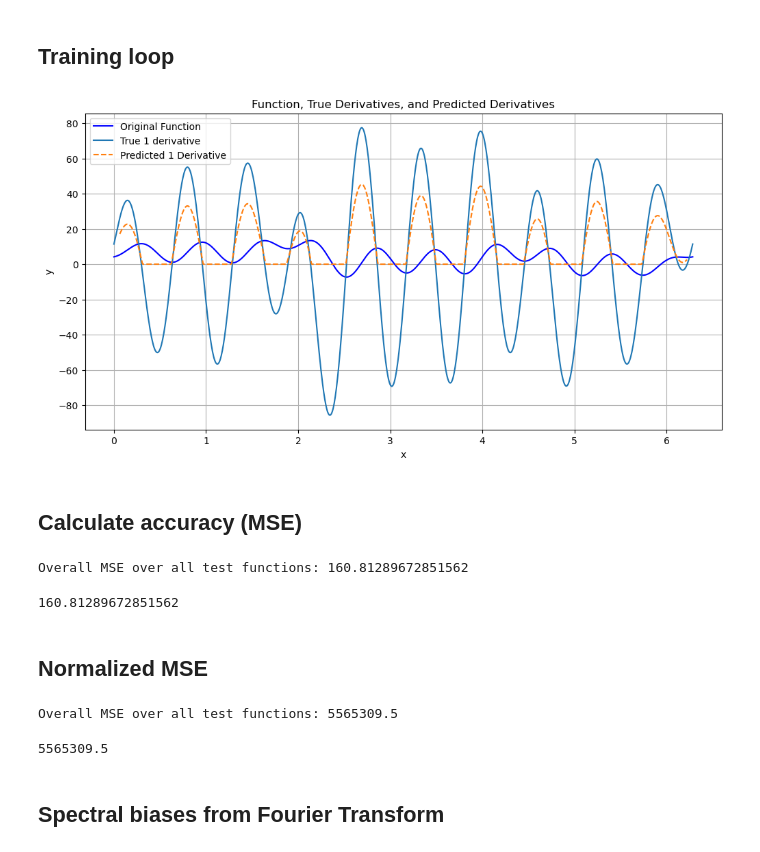
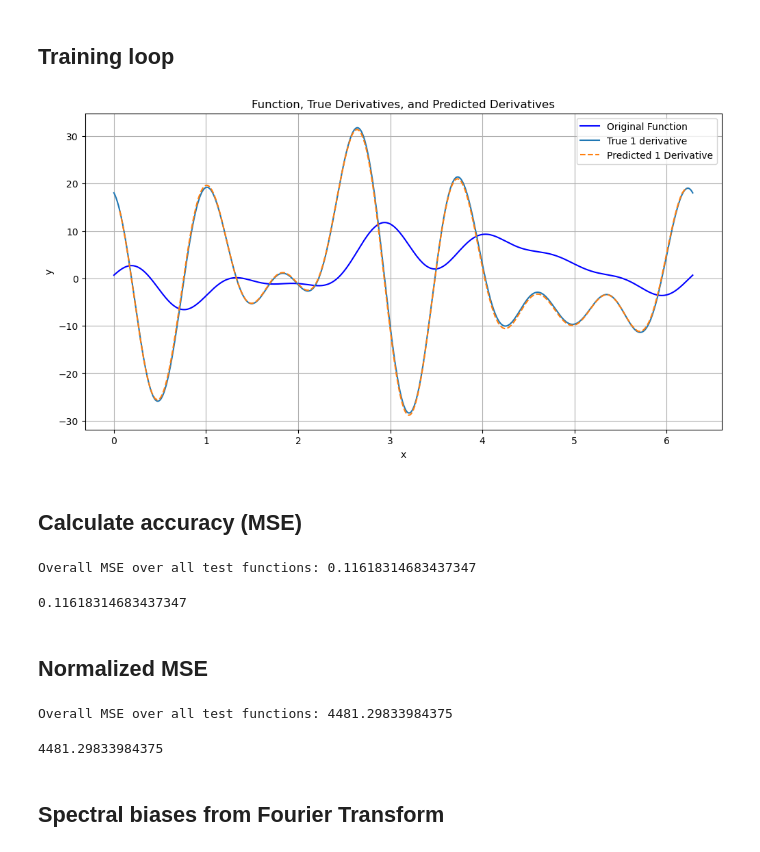
Before and after one commit to ewang26/multistage, a Jupyter notebook: first_derivative_one_layer.ipynb, the cells around one changed output. Drawn from its saved outputs; the diff is of its cells as text; code cells hidden in the pictures.

Commit message:
Updated model prediction error plotting

```diff
--- a/first_derivative_one_layer.ipynb
+++ b/first_derivative_one_layer.ipynb
@@ -141,10 +141,10 @@ def plot_function_and_derivative(dataloader):
 # Assuming you have already created your dataset and dataloader as before
 # dataset = FourierSeriesDataset(num_samples, num_points)
 
-def get_random_function(shuffle=True):
-    return DataLoader(train_dataset, batch_size=1, shuffle=shuffle)
+def get_random_function(dataset, shuffle=True):
+    return DataLoader(dataset, batch_size=1, shuffle=shuffle)
 
-train_dataloader_viz = get_random_function(shuffle=False)
+train_dataloader_viz = get_random_function(dataset=train_dataset, shuffle=False)
 plot_function_and_derivative(train_dataloader_viz)
 # %% [output]
 [figure]
@@ -159,15 +159,15 @@ This version of the CNN uses 1 layer instead of three.
 class SimpleCNN(nn.Module):
     def __init__(self):
         super(SimpleCNN, self).__init__()
-        self.conv1 = nn.Conv1d(1, 1, kernel_size=3, padding=1)
-        # self.conv2 = nn.Conv1d(64, 64, kernel_size=3, padding=1)
-        # self.conv3 = nn.Conv1d(64, 1, kernel_size=3, padding=1)
+        self.conv1 = nn.Conv1d(1, 64, kernel_size=3, padding=1)
+        self.conv2 = nn.Conv1d(64, 64, kernel_size=3, padding=1)
+        self.conv3 = nn.Conv1d(64, 1, kernel_size=3, padding=1)
         self.relu = nn.ReLU()
 
     def forward(self, x):
         x = self.relu(self.conv1(x))
-        # x = self.relu(self.conv2(x))
-        # x = self.conv3(x)
+        x = self.relu(self.conv2(x))
+        x = self.conv3(x)
         return x
 
 # Initialize the model, loss function, and optimizer
@@ -176,7 +176,7 @@ criterion = nn.MSELoss()
 optimizer = optim.Adam(model1.parameters(), lr=1e-3)
 # %%
 # to use model from cluster, use
-model1.load_state_dict(torch.load('models/1000_epochs_first_derivative_weights.pth'))
+model1.load_state_dict(torch.load('models/first_stage_1000epochs_first_derivative_weights.pth'))
 # %% [output]
 <All keys matched successfully>
 # %% [markdown]
@@ -263,7 +263,7 @@ def plot_output(model1, order=None, save_dir='plots', filename=None, save=False)
     current_date = datetime.now().strftime("%m-%d")
     model1.eval()  # Set the model to evaluation mode
 
-    train_dataloader_viz = get_random_function(shuffle=True)
+    train_dataloader_viz = get_random_function(dataset=train_dataset, shuffle=True)
     # Get a random sample from the dataloader
     dataiter = iter(train_dataloader_viz)
     function, true_derivative, true_second_derivative = next(dataiter)
@@ -312,9 +312,9 @@ def plot_output(model1, order=None, save_dir='plots', filename=None, save=False)
         plt.savefig(save_path)
     plt.show()
 # %%
-plot_output(model1, order=1, save_dir='plots', filename='first_derivative_output_one_layer', save=True)
+plot_output(model1, order=1, save_dir='plots', filename='first_derivative_output_one_layer', save=False)
 # %% [output]
-[figure, old version]
+[figure, new version]
 # %% [markdown]
 ## Calculate accuracy (MSE)
 # %%
@@ -334,10 +334,11 @@ def calculate_combined_output(model1, model2, function_input, true_derivative):
 
     return combined_model_output
 # %%
-def compute_mse(dataloader, model1, model2=None):
+def compute_mse(dataset, model1, model2=None):
     all_outputs = []
     all_targets = []
 
+    dataloader = DataLoader(dataset)
     for function, deriv, second_deriv in dataloader:
         function = function.unsqueeze(1)
         deriv = deriv.unsqueeze(1)
@@ -362,17 +363,19 @@ def compute_mse(dataloader, model1, model2=None):
     mse = torch.mean((all_outputs - all_targets) ** 2)
     print(f"Overall MSE over all test functions: {mse.item()}")
     return mse.item()
-compute_mse_batch(test_dataloader, model1)
+
+compute_mse(test_dataset, model1)
 # %% [output]
-Overall MSE over all test functions: 160.81289672851562
+Overall MSE over all test functions: 0.11618314683437347
-160.81289672851562
+0.11618314683437347
 # %% [markdown]
 ## Normalized MSE
 # %%
-def compute_nmse(dataloader, model1, model2=None):
+def compute_nmse(dataset, model1, model2=None):
     all_outputs = []
     all_targets = []
 
+    dataloader = DataLoader(dataset)
     for function, deriv, second_deriv in dataloader:
         function = function.unsqueeze(1)
         deriv = deriv.unsqueeze(1)
@@ -397,10 +400,10 @@ def compute_nmse(dataloader, model1, model2=None):
     mse = torch.mean((all_outputs - all_targets) ** 2 / (all_targets ** 2))
     print(f"Overall MSE over all test functions: {mse.item()}")
     return mse.item()
-compute_nmse(test_dataloader, model1)
+compute_nmse(test_dataset, model1)
 # %% [output]
-Overall MSE over all test functions: 5565309.5
+Overall MSE over all test functions: 4481.29833984375
-5565309.5
+4481.29833984375
 # %% [markdown]
 ## Spectral biases from Fourier Transform
 # %%
```
Also changed, not shown: parts of 10 cells of this notebook, 3 other files.
